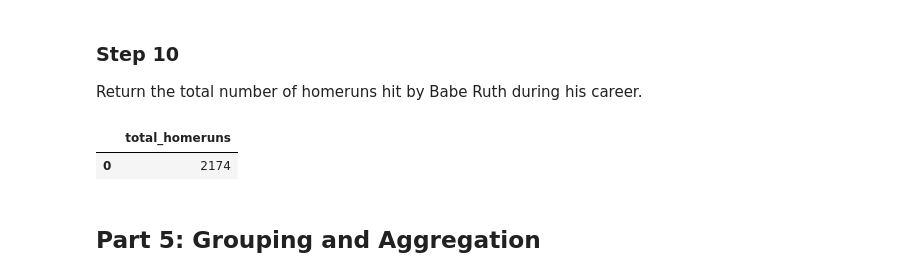
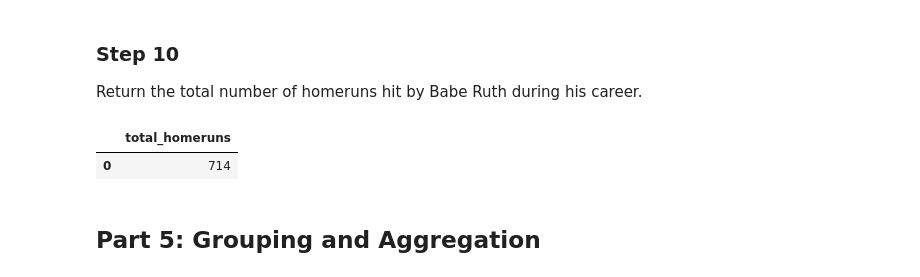
Before and after one commit to stevemosethegoat/DS_Course1_Week1_Module2_SQLQueries, a Jupyter notebook: SQLFilterOrderGroupLab.ipynb, the cells around one changed output. Drawn from its saved outputs; the diff is of its cells as text; code cells hidden in the pictures.

```diff
--- a/SQLFilterOrderGroupLab.ipynb
+++ b/SQLFilterOrderGroupLab.ipynb
@@ -251,12 +262,12 @@ Return the total number of homeruns hit by Babe Ruth during his career.
 # %%
 # CodeGrade step10
 # Replace None with your code
 #Return the total number of homeruns hit by Babe Ruth during his career.
-df_hr_total = pd.read_sql("""SELECT SUM(runs) AS total_homeruns FROM babe_ruth_stats;""",conn3)
+df_hr_total = pd.read_sql("""SELECT SUM(HR) AS total_homeruns FROM babe_ruth_stats;""",conn3)
 df_hr_total
 # %% [output]
 |  | total_homeruns |
-| 0 | 2174 |
+| 0 | 714 |
 # %% [markdown]
 ## Part 5: Grouping and Aggregation
 # %% [markdown]
```
Also changed, not shown: parts of 3 cells of this notebook, 3 other files.
